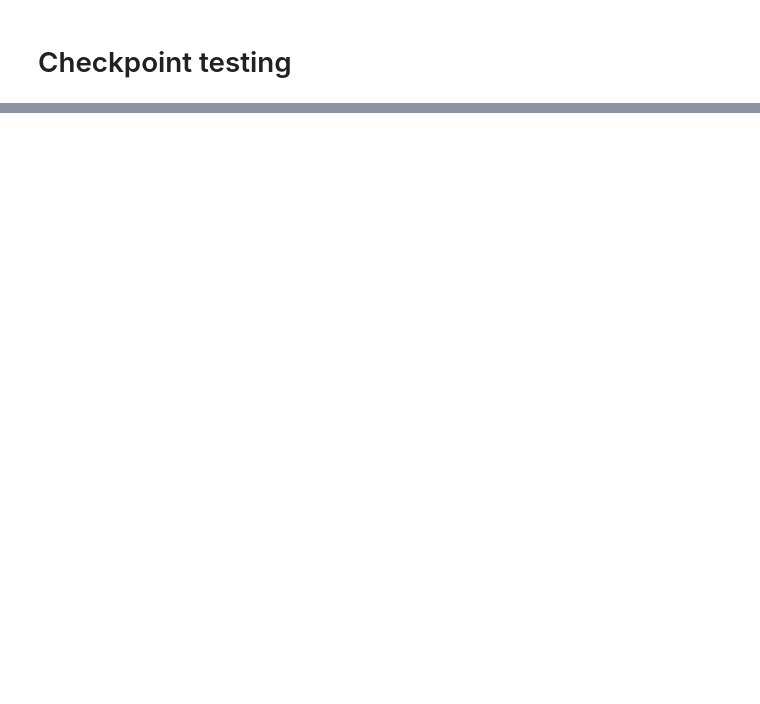
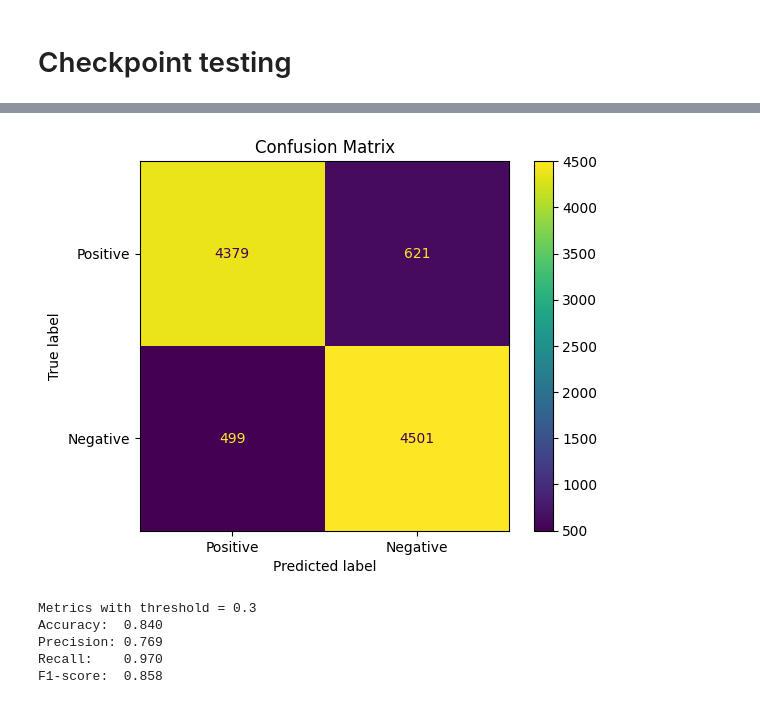
Before and after one commit to KND1410/group-3-ml-project, a Jupyter notebook: Data_learning.ipynb, the cells around one changed output, grey strips where cells are left out. Saved outputs shown, nothing was run; the diff lists cells and outputs as text; code cells hidden in the pictures; blank space fills up the shorter version.

Commit message:
update plot the logitic regression

```diff
--- a/Data_learning.ipynb
+++ b/Data_learning.ipynb
@@ -153,0 +159,4 @@ def preprocessing(text):
+# %%
+df['label'] = df['sentiment'].map({'positive': 1, 'negative': 0})
+
+df['clean'] = df['review'].apply(lambda r: ' '.join(preprocessing(r)))
@@ -153,0 +172,10 @@ def preprocessing(text):
+# %%
+X_train, X_test, y_train, y_test = train_test_split(
+    df['clean'], df['label'],
+    test_size=0.2,
+    random_state=42,
+    stratify=df['label']
+)
+
+print("Training size:", X_train.shape)
+print("Test size:", X_test.shape)
@@ -163,0 +205,9 @@ array(['review', 'sentiment'], dtype=object)
+# %%
+text_pipeline = Pipeline(
+    steps=[
+        ("vectorizer", TfidfVectorizer( stop_words='english')),
+        ("classifier", LogisticRegression(max_iter=1000))
+    ]
+)
+
+text_pipeline.fit(X_train, y_train)
@@ -163,0 +217,4 @@ array(['review', 'sentiment'], dtype=object)
+# %%
+y_pred = text_pipeline.predict(X_test)
+
+y_pred[:10]
@@ -163,0 +291,30 @@ array(['review', 'sentiment'], dtype=object)
+# %%
+cm = confusion_matrix(y_test, y_pred)
+
+disp = ConfusionMatrixDisplay(
+    confusion_matrix=cm,
+    display_labels=["Positive", "Negative"]
+)
+
+disp.plot()
+plt.title("Confusion Matrix")
+plt.show()
+# %% [output]
+[figure, added]
+# %%
+threshold = 0.3
+
+y_pred_threshold = (y_proba >= threshold).astype(int)
+
+print(f"Metrics with threshold = {threshold}")
+
+print(f"Accuracy:  {accuracy_score(y_test, y_pred_threshold):.3f}")
+print(f"Precision: {precision_score(y_test, y_pred_threshold):.3f}")
+print(f"Recall:    {recall_score(y_test, y_pred_threshold):.3f}")
+print(f"F1-score:  {f1_score(y_test, y_pred_threshold):.3f}")
+# %% [output]
+Metrics with threshold = 0.3
+Accuracy:  0.840
+Precision: 0.769
+Recall:    0.970
+F1-score:  0.858
```
Also changed, not shown: parts of 20 cells of this notebook.
